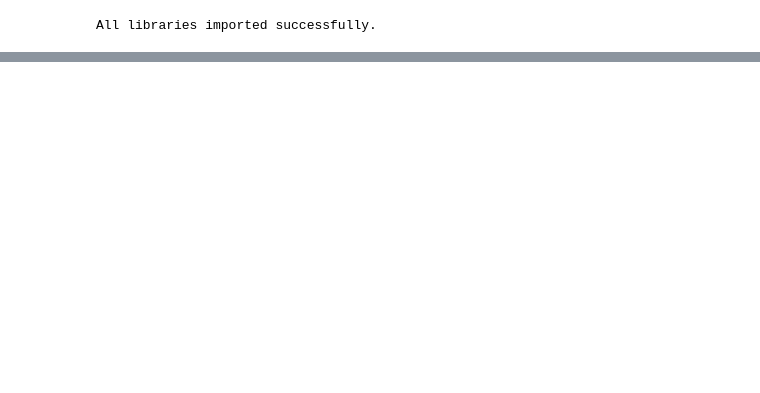
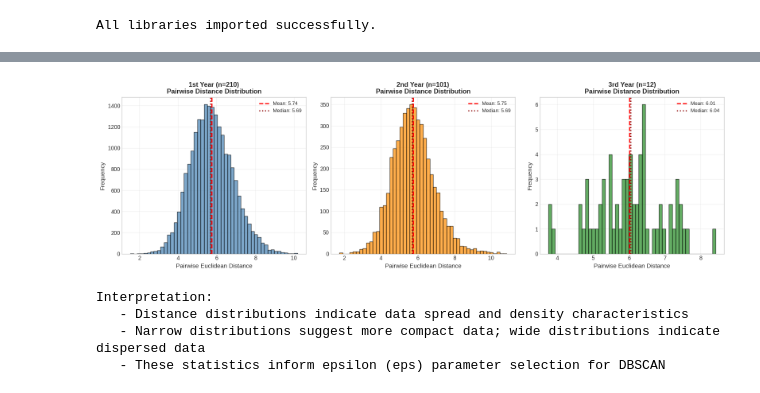
Before and after one commit to ayaaa321/ENSIA-students-performance, a Jupyter notebook: clustering/dbscan.ipynb, the cells around one changed output, grey strips where cells are left out. Saved outputs shown, nothing was run; the diff lists cells and outputs as text; code cells hidden in the pictures; blank space fills up the shorter version.

Commit message:
changed used data and according changes in code

```diff
--- a/clustering/dbscan.ipynb
+++ b/clustering/dbscan.ipynb
@@ -1003,0 +41,19 @@ EVIDENCE:
+# %%
+# =============================================================================
+# Load Data
+# =============================================================================
+data_1y = pd.read_csv('../data/1y_final_clean_encoded.csv')
+data_2y = pd.read_csv('../data/2y_final_clean_encoded.csv')
+data_3y = pd.read_csv('../data/3y_final_clean_encoded.csv')
+
+print("=" * 60)
+print("DATA LOADING SUMMARY")
+print("=" * 60)
+print(f"\n{'Dataset':<15} {'Rows':<10} {'Columns':<10}")
+print("-" * 35)
+print(f"{'1st Year':<15} {data_1y.shape[0]:<10} {data_1y.shape[1]:<10}")
+print(f"{'2nd Year':<15} {data_2y.shape[0]:<10} {data_2y.shape[1]:<10}")
+print(f"{'3rd Year':<15} {data_3y.shape[0]:<10} {data_3y.shape[1]:<10}")
+print("\nData loaded successfully.")
+
+data_2y.head()
@@ -1003,0 +375,35 @@ EVIDENCE:
+# %%
+# =============================================================================
+# Visualize Pairwise Distance Distributions
+# =============================================================================
+
+fig, axes = plt.subplots(1, 3, figsize=(16, 5))
+
+for ax, distances, name, color in zip(
+    axes,
+    [dist_1y, dist_2y, dist_3y],
+    ['1st Year (n=210)', '2nd Year (n=101)', '3rd Year (n=12)'],
+    ['steelblue', 'darkorange', 'forestgreen']
+):
+    ax.hist(distances, bins=50, color=color, edgecolor='black', alpha=0.7)
+    ax.axvline(np.mean(distances), color='red', linestyle='--', linewidth=2, label=f'Mean: {np.mean(distances):.2f}')
+    ax.axvline(np.median(distances), color='darkred', linestyle=':', linewidth=2, label=f'Median: {np.median(distances):.2f}')
+    ax.set_xlabel('Pairwise Euclidean Distance', fontsize=11)
+    ax.set_ylabel('Frequency', fontsize=11)
+    ax.set_title(f'{name}\nPairwise Distance Distribution', fontsize=12, fontweight='bold')
+    ax.legend(loc='upper right', fontsize=9)
+    ax.grid(True, alpha=0.3)
+
+plt.tight_layout()
+plt.show()
+
+print("\nInterpretation:")
+print("   - Distance distributions indicate data spread and density characteristics")
+print("   - Narrow distributions suggest more compact data; wide distributions indicate dispersed data")
+print("   - These statistics inform epsilon (eps) parameter selection for DBSCAN")
+# %% [output]
+[figure, added]
+Interpretation:
+   - Distance distributions indicate data spread and density characteristics
+   - Narrow distributions suggest more compact data; wide distributions indicate dispersed data
+   - These statistics inform epsilon (eps) parameter selection for DBSCAN
```
Also changed, not shown: parts of 64 cells of this notebook, 3 other files.
